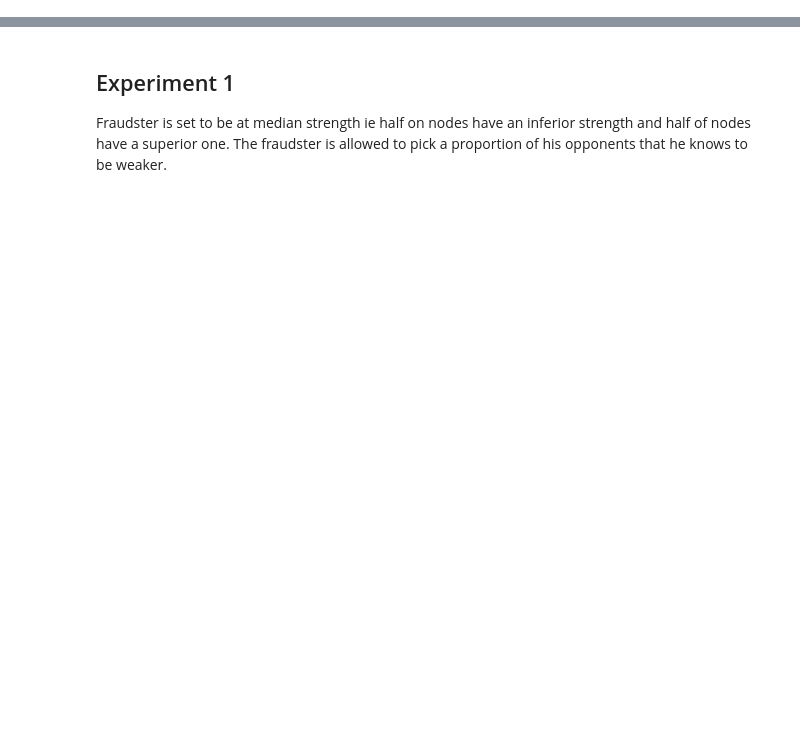
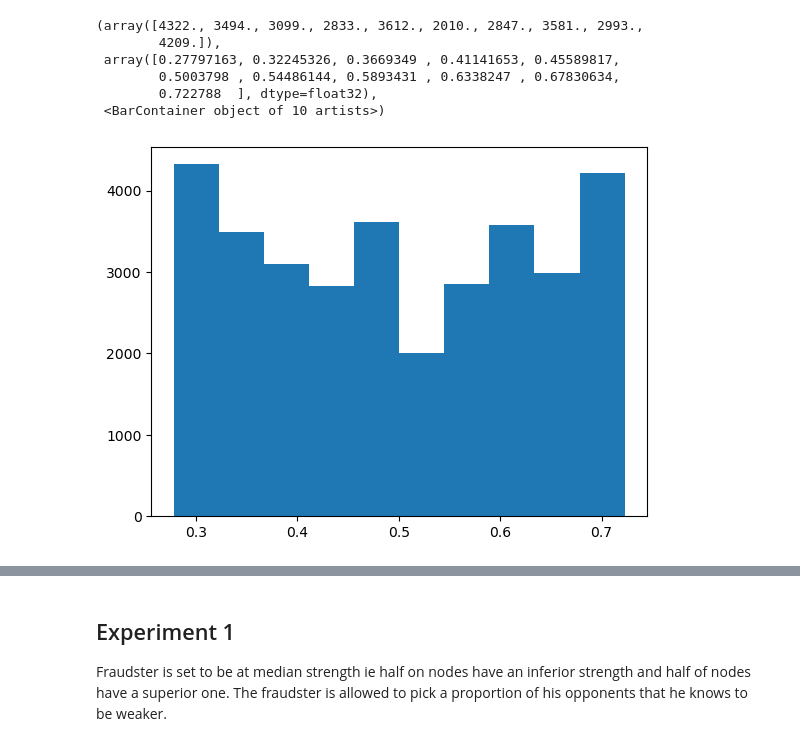
Before and after one commit to PierrickLeroy/mma-graph, a Jupyter notebook: synthetic.ipynb, the cells around one changed output, grey strips where cells are left out. Cells and saved outputs as stored; diff of their text form; code cells hidden in the pictures; blank space fills up the shorter version.

```diff
--- a/synthetic.ipynb
+++ b/synthetic.ipynb
@@ -28,0 +104,12 @@ nx.write_gexf(G, "gephi_viz/synthetic.gexf")
+# %%
+G = ap.generate_network(N,
+                     P,
+                     distribution=DISTRIBUTION,
+                     fraud=FRAUD,
+                     fraudster_index=FRAUDSTER_INDEX,
+                     fraudster_strength=FRAUDSTER_STRENGTH,
+                     fraud_probability=proba,
+                     strength_scheme=STRENGTH_SCHEME,
+                     iterations=ITERATIONS,
+                     decreasing_function=DECREASING_FUNCTION,
+                     fraud_scheme=FRAUD_SCHEME)
@@ -28,0 +161,30 @@ nx.write_gexf(G, "gephi_viz/synthetic.gexf")
+# %%
+class WinLossDraw(torch.nn.Module):
+    def __init__(self) -> None:
+        super().__init__()
+        self.alpha = torch.nn.Parameter(torch.tensor([1.]))
+        self.t = torch.nn.Parameter(torch.tensor([1.]))
+
+    def forward(self, x):
+        w, l, d = x[:,0], x[:,1], x[:,2]
+        h = (w - self.alpha*l +.5*d - 0.5*self.alpha*d)/(w+l+d+self.t)
+        y = torch.nn.Sigmoid()(h)
+        return y
+# %%
+X_train, X_test, y_train, y_test = generate_trainingData(n=1000)
+
+model = WinLossDraw()
+criterion = torch.nn.MSELoss(reduction='mean')
+optimizer = torch.optim.SGD(model.parameters(), lr=1e-3)
+# %%
+# before training
+output = model(X_test)
+plt.hist(output.detach().numpy())
+# %% [output]
+(array([4322., 3494., 3099., 2833., 3612., 2010., 2847., 3581., 2993.,
+        4209.]),
+ array([0.27797163, 0.32245326, 0.3669349 , 0.41141653, 0.45589817,
+        0.5003798 , 0.54486144, 0.5893431 , 0.6338247 , 0.67830634,
+        0.722788  ], dtype=float32),
+ <BarContainer object of 10 artists>)
+[figure, added]
```
Also changed, not shown: parts of 60 cells of this notebook, 7 other files.
